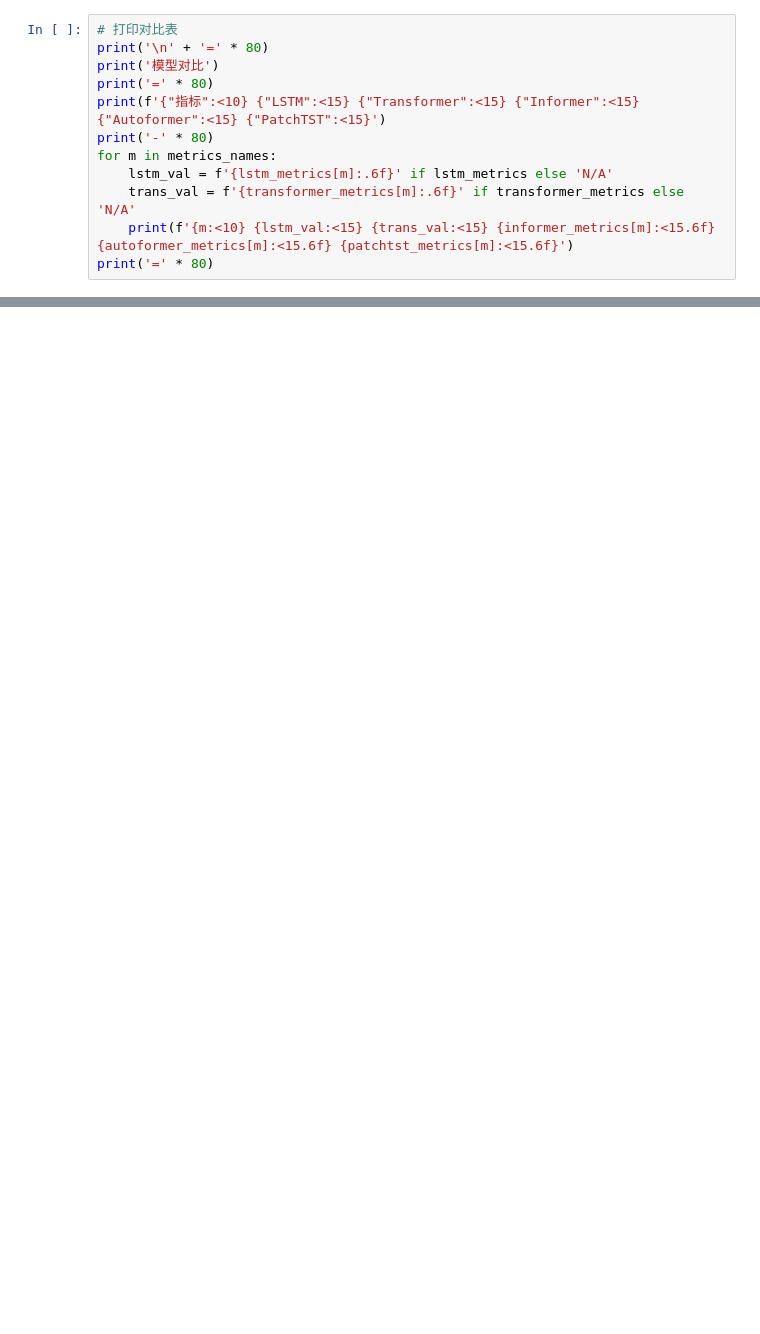
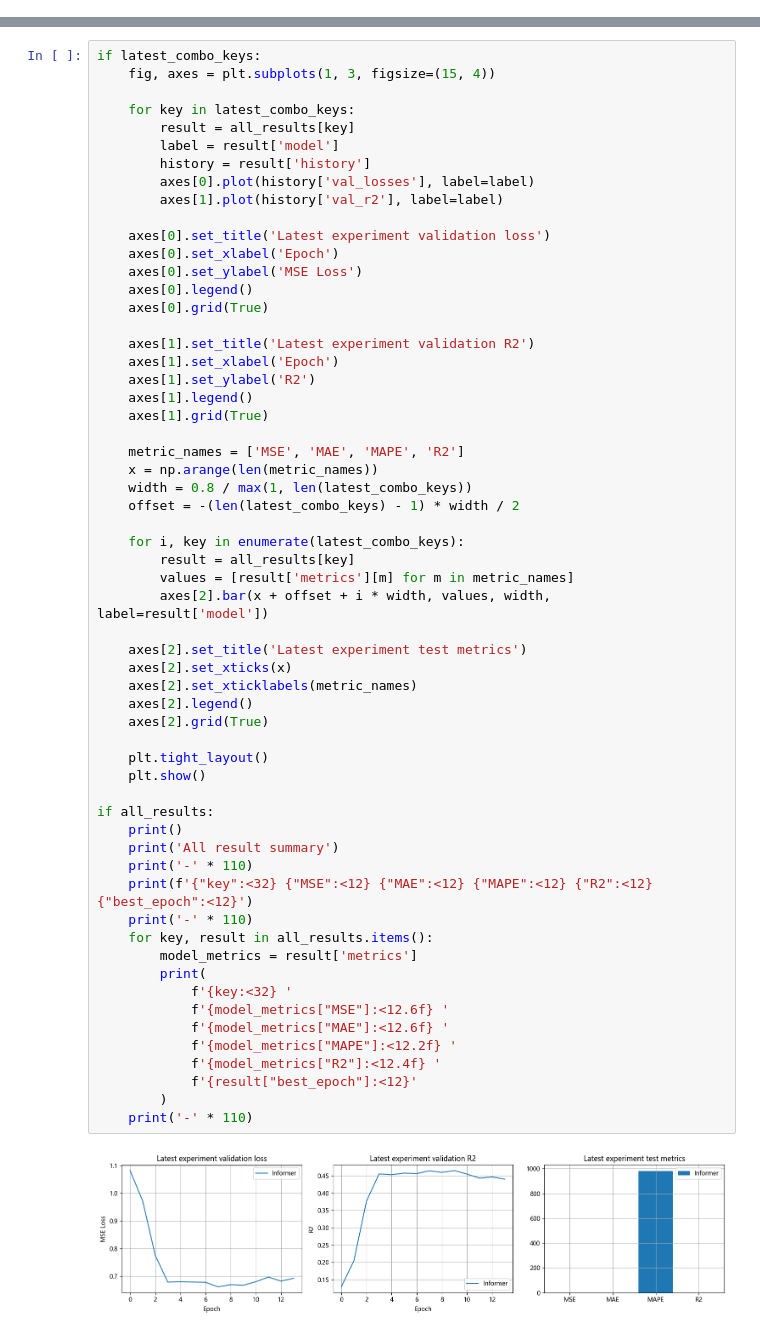
Before and after one commit to loker2024/Research-Training, a Jupyter notebook: notebooks/train_variants.ipynb, the cells around one changed output, grey strips where cells are left out. Drawn from its saved outputs; the diff is of its cells as text; blank space fills up the shorter version.

```diff
--- a/notebooks/train_variants.ipynb
+++ b/notebooks/train_variants.ipynb
@@ -338,12 +0,0 @@ plt.show()
-# %%
-# 打印对比表
-print('\n' + '=' * 80)
-print('模型对比')
-print('=' * 80)
-print(f'{"指标":<10} {"LSTM":<15} {"Transformer":<15} {"Informer":<15} {"Autoformer":<15} {"PatchTST":<15}')
-print('-' * 80)
-for m in metrics_names:
-    lstm_val = f'{lstm_metrics[m]:.6f}' if lstm_metrics else 'N/A'
-    trans_val = f'{transformer_metrics[m]:.6f}' if transformer_metrics else 'N/A'
-    print(f'{m:<10} {lstm_val:<15} {trans_val:<15} {informer_metrics[m]:<15.6f} {autoformer_metrics[m]:<15.6f} {patchtst_metrics[m]:<15.6f}')
-print('=' * 80)
@@ -423,0 +329,61 @@ print('=' * 60)
+# %%
+if latest_combo_keys:
+    fig, axes = plt.subplots(1, 3, figsize=(15, 4))
+
+    for key in latest_combo_keys:
+        result = all_results[key]
+        label = result['model']
+        history = result['history']
+        axes[0].plot(history['val_losses'], label=label)
+        axes[1].plot(history['val_r2'], label=label)
+
+    axes[0].set_title('Latest experiment validation loss')
+    axes[0].set_xlabel('Epoch')
+    axes[0].set_ylabel('MSE Loss')
+    axes[0].legend()
+    axes[0].grid(True)
+
+    axes[1].set_title('Latest experiment validation R2')
+    axes[1].set_xlabel('Epoch')
+    axes[1].set_ylabel('R2')
+    axes[1].legend()
+    axes[1].grid(True)
+
+    metric_names = ['MSE', 'MAE', 'MAPE', 'R2']
+    x = np.arange(len(metric_names))
+    width = 0.8 / max(1, len(latest_combo_keys))
+    offset = -(len(latest_combo_keys) - 1) * width / 2
+
+    for i, key in enumerate(latest_combo_keys):
+        result = all_results[key]
+        values = [result['metrics'][m] for m in metric_names]
+        axes[2].bar(x + offset + i * width, values, width, label=result['model'])
+
+    axes[2].set_title('Latest experiment test metrics')
+    axes[2].set_xticks(x)
+    axes[2].set_xticklabels(metric_names)
+    axes[2].legend()
+    axes[2].grid(True)
+
+    plt.tight_layout()
+    plt.show()
+
+if all_results:
+    print()
+    print('All result summary')
+    print('-' * 110)
+    print(f'{"key":<32} {"MSE":<12} {"MAE":<12} {"MAPE":<12} {"R2":<12} {"best_epoch":<12}')
+    print('-' * 110)
+    for key, result in all_results.items():
+        model_metrics = result['metrics']
+        print(
+            f'{key:<32} '
+            f'{model_metrics["MSE"]:<12.6f} '
+            f'{model_metrics["MAE"]:<12.6f} '
+            f'{model_metrics["MAPE"]:<12.2f} '
+            f'{model_metrics["R2"]:<12.4f} '
+            f'{result["best_epoch"]:<12}'
+        )
+    print('-' * 110)
+# %% [output]
+[figure, added]
```
Also changed, not shown: parts of 46 cells of this notebook, 2 other files.
